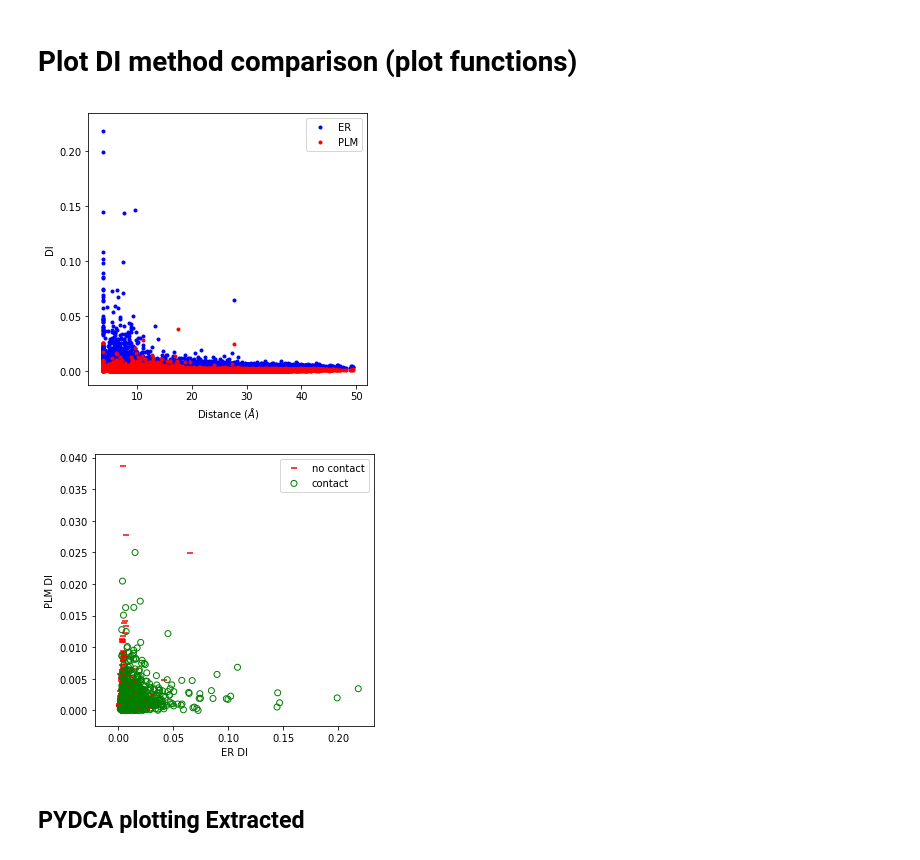
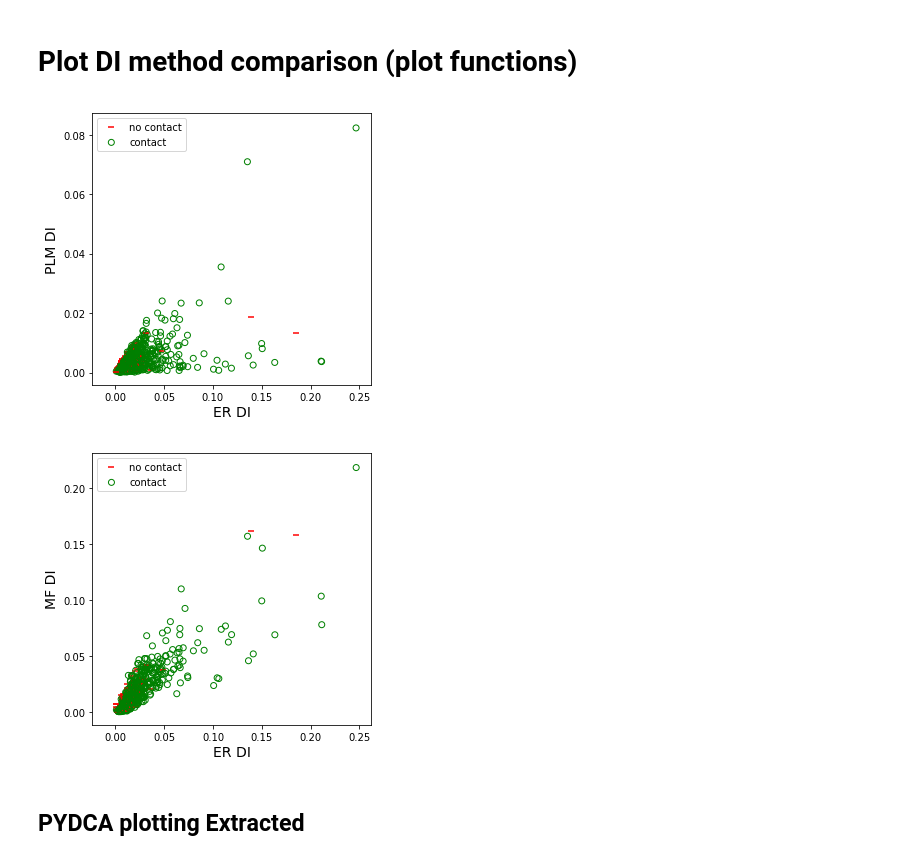
Before and after one commit to evancresswell/DCA_ER, a Jupyter notebook: individual_method_comparison_plots.ipynb, the cells around one changed output. Saved outputs shown, nothing was run; the diff lists cells and outputs as text; code cells hidden in the pictures.

```diff
--- a/individual_method_comparison_plots.ipynb
+++ b/individual_method_comparison_plots.ipynb
@@ -312,21 +411,37 @@ def plot_contact_map(ax, ct, DI, s_index, ld_flat, labels):
 # %%
-labels = ['ER', 'PLM']
-flat_dis =  [ER_di_flat, PLM_di_flat]
+if 0:
+    labels = ['ER', 'PLM']
+    flat_dis =  [ER_di_flat, PLM_di_flat]
 
-plt.figure(figsize=(5,5))
-ax = plt.subplot2grid((1,1),(0,0))
-ax = plot_di_vs_ct(ax, ct_flat, dist_flat, flat_dis, ld_flat, labels)
-ax.legend()
-plt.show()
+    plt.figure(figsize=(5,5))
+    ax = plt.subplot2grid((1,1),(0,0))
+    ax = plot_di_vs_ct(ax, ct_flat, dist_flat, flat_dis, ld_flat, labels)
+    ax.legend()
+    plt.show()
+
+    labels = ['ER', 'MF']
+    flat_dis =  [ER_di_flat, MF_di_flat]
+
+    plt.figure(figsize=(5,5))
+    ax = plt.subplot2grid((1,1),(0,0))
+    ax = plot_di_vs_ct(ax, ct_flat, dist_flat, flat_dis, ld_flat, labels)
+    ax.legend()
+    plt.show()
-# %% [output]
-[figure, removed]
 # %%
-plt.figure(figsize=(5,5))
-ax = plt.subplot2grid((1,1),(0,0))
-ax = plot_di_compare_methods(ax, ct_flat, flat_dis[0], flat_dis[1], ld_flat, labels)
-ax.legend()
-plt.show()
+if 1:
+    plt.figure(figsize=(5,5))
+    ax = plt.subplot2grid((1,1),(0,0))
+    ax = spp.plot_di_compare_methods(ax, ct, ER_di, PLM_di, ld_thresh, ct_dist, s_index, ['ER', 'PLM'])
+    ax.legend()
+    plt.show()
+
+    plt.figure(figsize=(5,5))
+    ax = plt.subplot2grid((1,1),(0,0))
+    ax = spp.plot_di_compare_methods(ax, ct, ER_di, PMF_di, ld_thresh, ct_dist, s_index, ['ER', 'MF'])
+    ax.legend()
+    plt.show()
 # %% [output]
-[figure, old version]
+[figure, new version]
+[figure, added]
 # %% [markdown]
 ## PYDCA plotting Extracted
```
Also changed, not shown: parts of 15 cells of this notebook, 9 other files.
